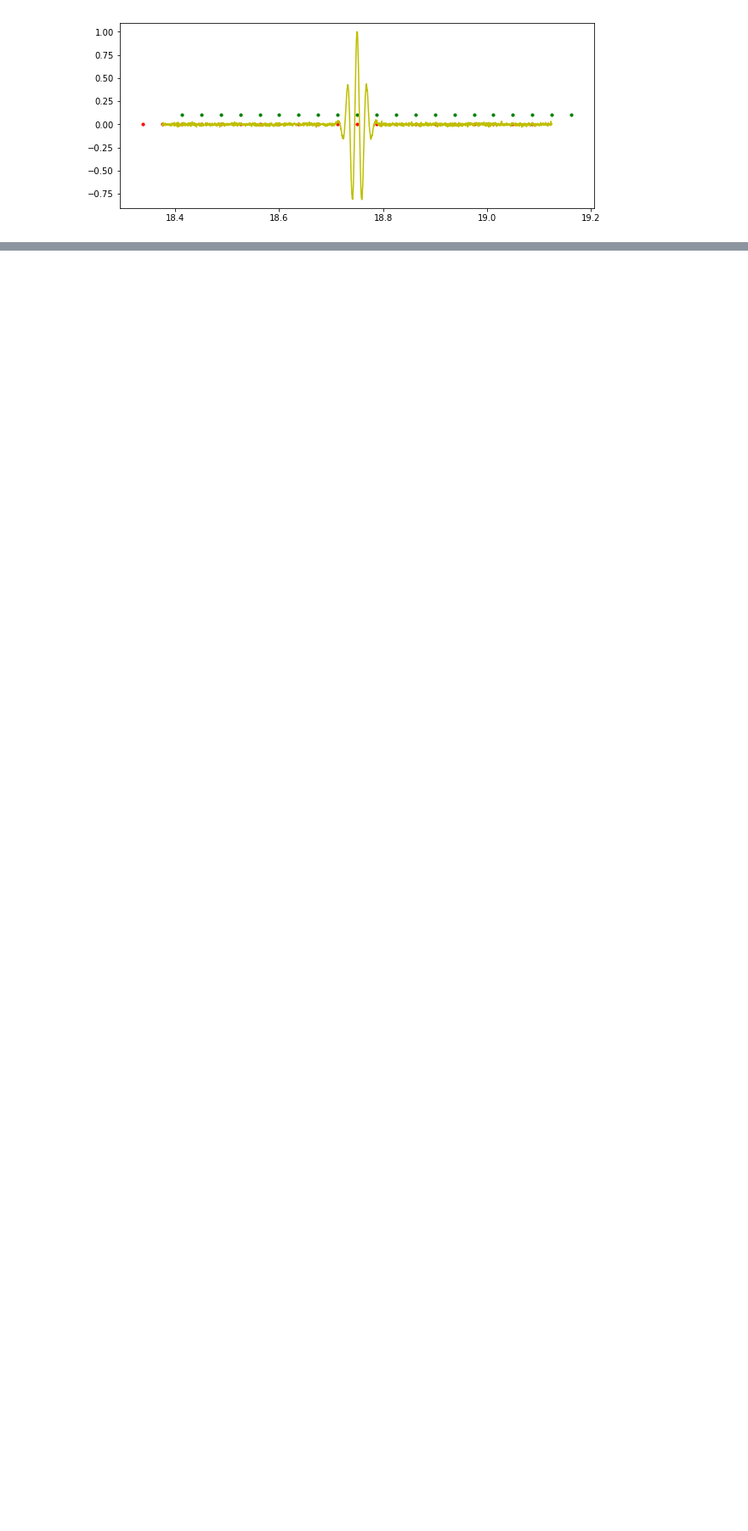
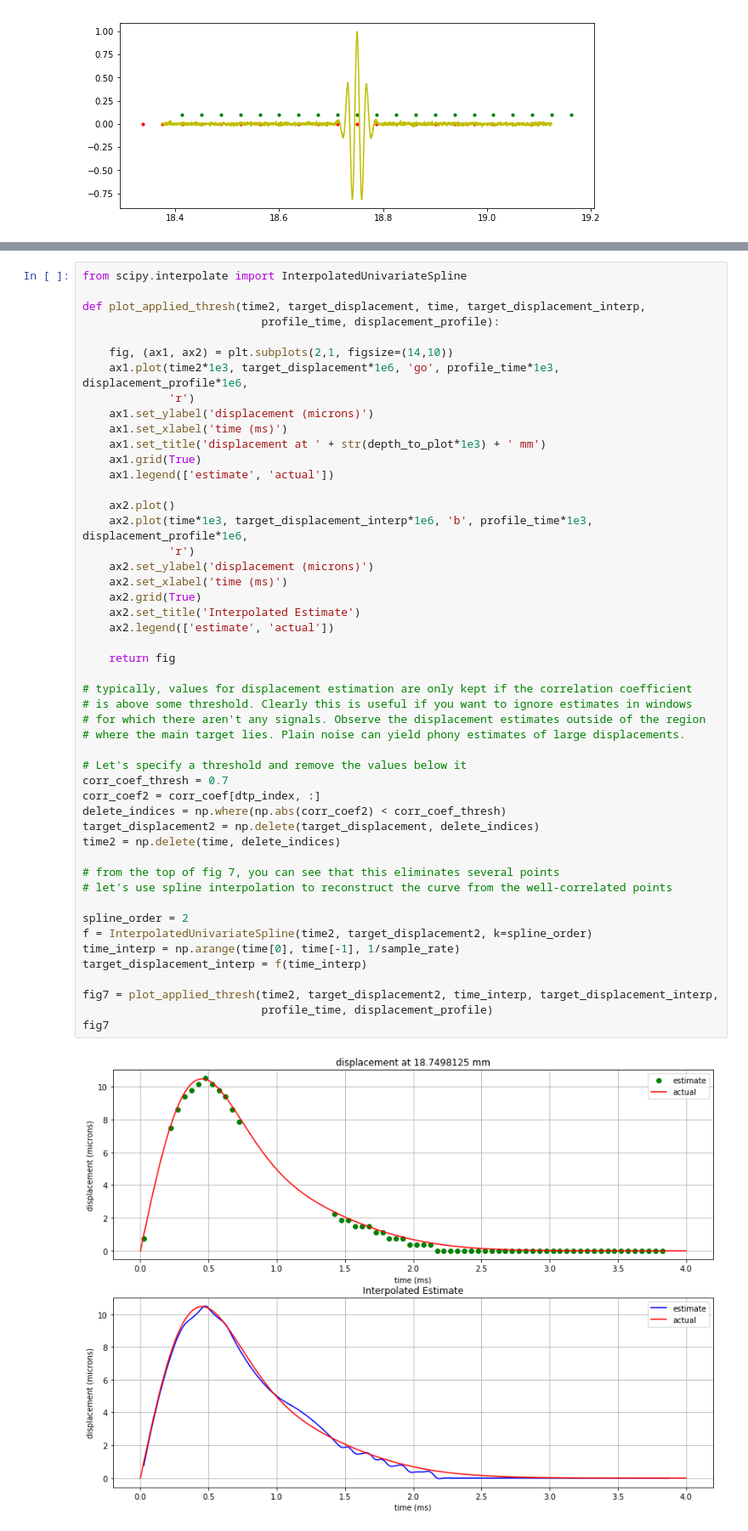
Before and after one commit to csheaff/disp-track-1d, a Jupyter notebook: disp_track_1d.ipynb, the cells around one changed output, grey strips where cells are left out. Shown at 85% size. Saved outputs shown, nothing was run; the diff lists cells and outputs as text; blank space fills up the shorter version.

```diff
--- a/disp_track_1d.ipynb
+++ b/disp_track_1d.ipynb
@@ -445,0 +433,51 @@ plotting displacment at 18.7498125 mm
+# %%
+from scipy.interpolate import InterpolatedUnivariateSpline
+
+def plot_applied_thresh(time2, target_displacement, time, target_displacement_interp,
+                           profile_time, displacement_profile):
+
+    fig, (ax1, ax2) = plt.subplots(2,1, figsize=(14,10))
+    ax1.plot(time2*1e3, target_displacement*1e6, 'go', profile_time*1e3, displacement_profile*1e6,
+             'r')
+    ax1.set_ylabel('displacement (microns)')
+    ax1.set_xlabel('time (ms)')
+    ax1.set_title('displacement at ' + str(depth_to_plot*1e3) + ' mm')
+    ax1.grid(True)
+    ax1.legend(['estimate', 'actual'])
+
+    ax2.plot()
+    ax2.plot(time*1e3, target_displacement_interp*1e6, 'b', profile_time*1e3, displacement_profile*1e6,
+             'r')
+    ax2.set_ylabel('displacement (microns)')
+    ax2.set_xlabel('time (ms)')
+    ax2.grid(True)
+    ax2.set_title('Interpolated Estimate')
+    ax2.legend(['estimate', 'actual'])
+
+    return fig
+
+# typically, values for displacement estimation are only kept if the correlation coefficient
+# is above some threshold. Clearly this is useful if you want to ignore estimates in windows
+# for which there aren't any signals. Observe the displacement estimates outside of the region
+# where the main target lies. Plain noise can yield phony estimates of large displacements.
+
+# Let's specify a threshold and remove the values below it
+corr_coef_thresh = 0.7
+corr_coef2 = corr_coef[dtp_index, :]
+delete_indices = np.where(np.abs(corr_coef2) < corr_coef_thresh)
+target_displacement2 = np.delete(target_displacement, delete_indices)
+time2 = np.delete(time, delete_indices)
+
+# from the top of fig 7, you can see that this eliminates several points
+# let's use spline interpolation to reconstruct the curve from the well-correlated points
+
+spline_order = 2
+f = InterpolatedUnivariateSpline(time2, target_displacement2, k=spline_order)
+time_interp = np.arange(time[0], time[-1], 1/sample_rate)
+target_displacement_interp = f(time_interp)
+
+fig7 = plot_applied_thresh(time2, target_displacement2, time_interp, target_displacement_interp,
+                           profile_time, displacement_profile)
+fig7
+# %% [output]
+[figure, added]
```
Also changed, not shown: parts of 3 cells of this notebook.
